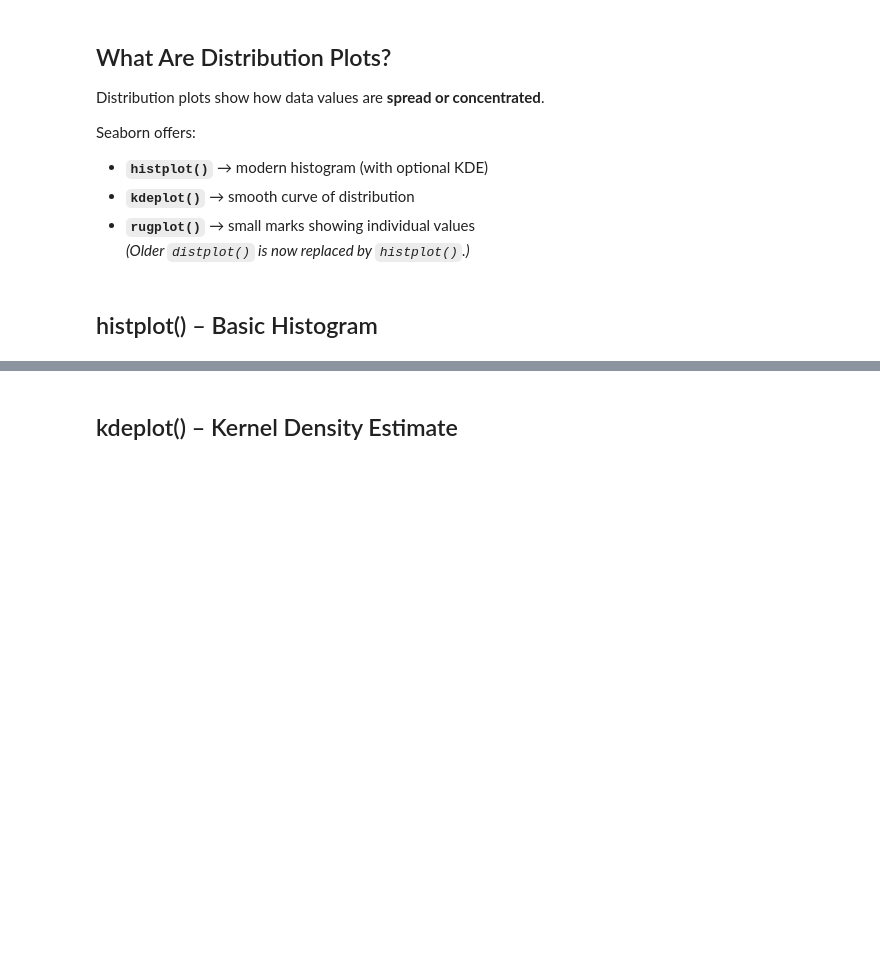
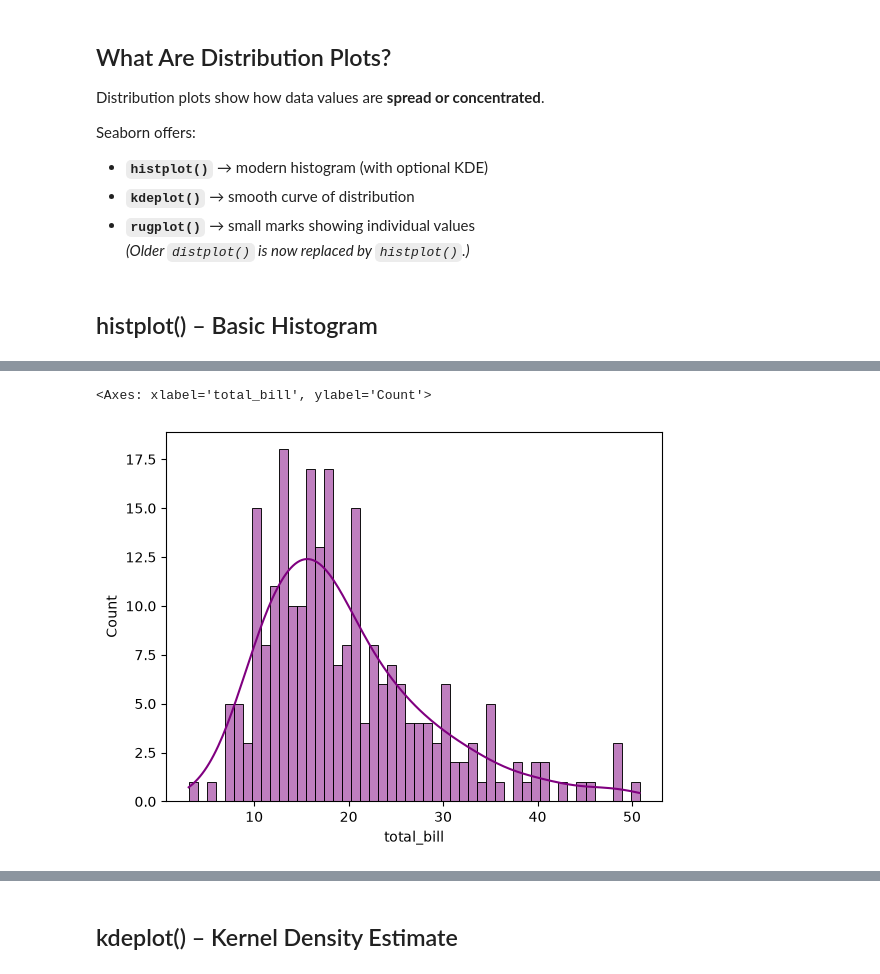
Before and after one commit to DhruvPanchal0312/Data-Science-and-Analysis-With-GenAI, a Jupyter notebook: SEABORN/Seaborn_class3.ipynb, the cells around one changed output, grey strips where cells are left out. Saved outputs shown, nothing was run; the diff lists cells and outputs as text; code cells hidden in the pictures; blank space fills up the shorter version.

Commit message:
use of histplot(), kdeplot(), histplot() with a hue as days

```diff
--- a/SEABORN/Seaborn_class3.ipynb
+++ b/SEABORN/Seaborn_class3.ipynb
@@ -12,3 +12,13 @@ Seaborn offers:
 *(Older `distplot()` is now replaced by `histplot()`.)*
 # %% [markdown]
 ## histplot() – Basic Histogram
+# %%
+import numpy as np
+import pandas as pd
+import matplotlib.pyplot as plt
+import seaborn as sns
+
+iris=sns.load_dataset('iris')
+tips=sns.load_dataset('tips')
+penguins = sns.load_dataset('penguins')
+tips
@@ -14,0 +39,5 @@ Seaborn offers:
+# %%
+sns.histplot(tips['total_bill'], bins=50, kde=True, color="purple")
+# %% [output]
+<Axes: xlabel='total_bill', ylabel='Count'>
+[figure, added]
```
Also changed, not shown: parts of 6 cells of this notebook, 1 other file.
